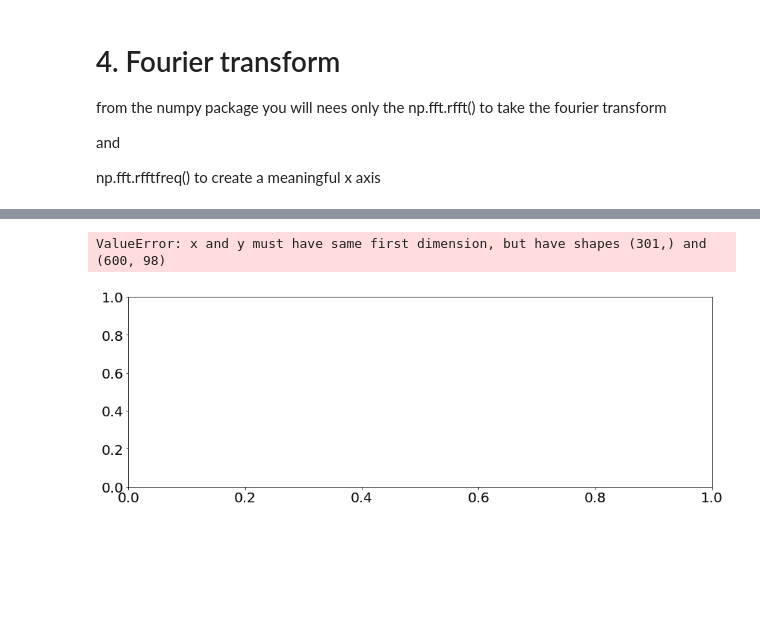
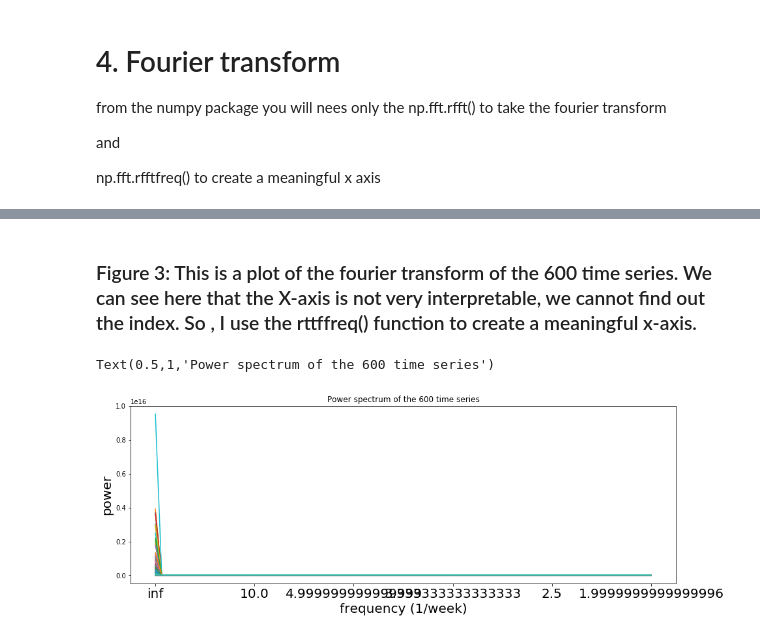
Before and after one commit to SohamMody/PUI2018_srm699, a Jupyter notebook: HW12_srm699/HW12_Assignment1_srm699.ipynb, the cells around one changed output, grey strips where cells are left out. Drawn from its saved outputs; the diff is of its cells as text; code cells hidden in the pictures; blank space fills up the shorter version.

```diff
--- a/HW12_srm699/HW12_Assignment1_srm699.ipynb
+++ b/HW12_srm699/HW12_Assignment1_srm699.ipynb
@@ -215 +202,3 @@ ride_station = np.nansum(mta,axis=1)
+# %%
+N = 52 *3
 # %%
@@ -229,5 +218,6 @@ array([[5.36381339e+14, 1.21849079e+12, 1.84843147e+12, ...,
        [0.00000000e+00, 0.00000000e+00, 0.00000000e+00, ...,
         0.00000000e+00, 0.00000000e+00, 0.00000000e+00]])
 # %%
-f = (np.fft.rfft(ride_station).real)**2
+# Calculating the fourier transform for the 600 time series
+f = (np.fft.rfft(ride_station,n=N).real)**2
 # %%
@@ -250,0 +227,9 @@ len(np.fft.rfftfreq(N, 0.2))
+# %%
+plt.figure(figsize=(7,7))
+for i in range(f.shape[0]):
+
+    pl.plot(f[i,]);
+pl.title("Power Spectrum of Number of rides per station")
+pl.title
+pl.xlabel("?")
+pl.ylabel("?");
@@ -251,11 +238,15 @@ len(np.fft.rfftfreq(N, 0.2))
+# %% [markdown]
+### Figure 3: This is a plot of the fourier transform of the 600 time series. We can see here that the X-axis is not very interpretable, we cannot find out the index. So , I use the rttffreq() function to create a meaningful x-axis.
 # %%
 fig=pl.figure(figsize=(15,5))
 ax=fig.add_subplot(111)
-ax.plot(np.fft.rfftfreq(N, ), (f), 'o', ms=20)
-ax.plot(np.fft.rfftfreq(N, 1.0), (f), '-')
+for i in range(f.shape[0]):
+#     ax.plot(np.fft.rfftfreq(N ), (f[i,:]), 'o', ms=20)
+    ax.plot(np.fft.rfftfreq(N, 1.0), (f[i,:]), '-')
 ax.set_xticklabels([ "%s"%(1/f) for f in ax.get_xticks()], fontsize=20)
 pl.ylabel("power", fontsize=20)
 pl.xlabel("frequency (1/week)", fontsize=20);
+plt.title('Power spectrum of the 600 time series')
 # %% [output]
-ValueError: x and y must have same first dimension, but have shapes (301,) and (600, 98)
+Text(0.5,1,'Power spectrum of the 600 time series')
-[figure, old version]
+[figure, new version]
```
Also changed, not shown: parts of 24 cells of this notebook, 1 other file.
